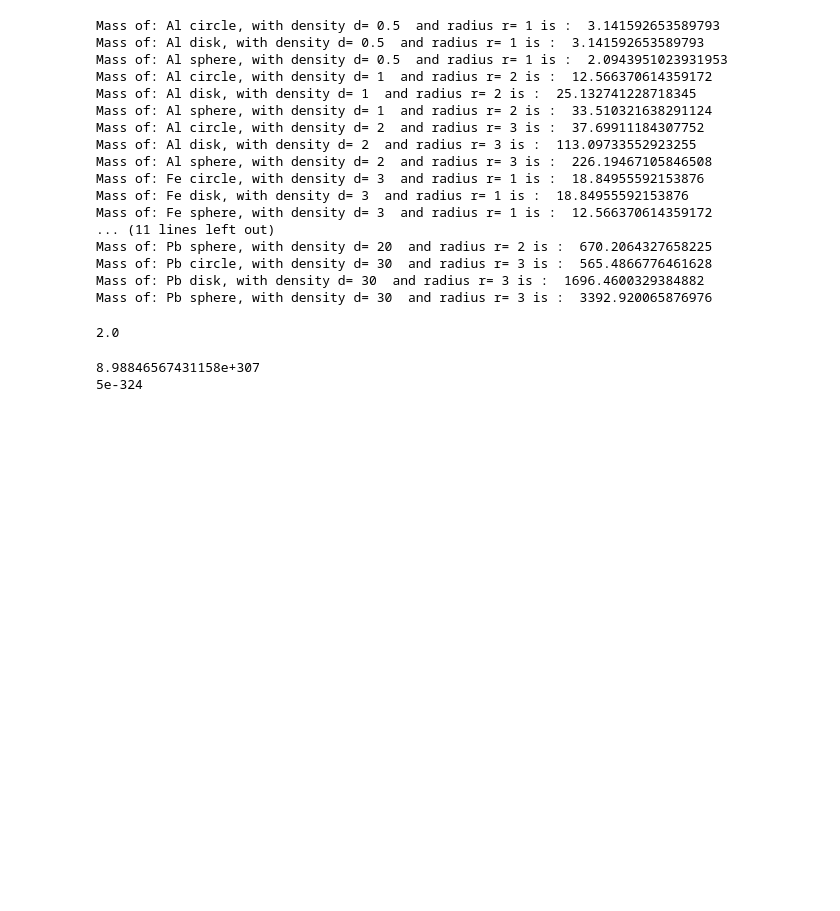
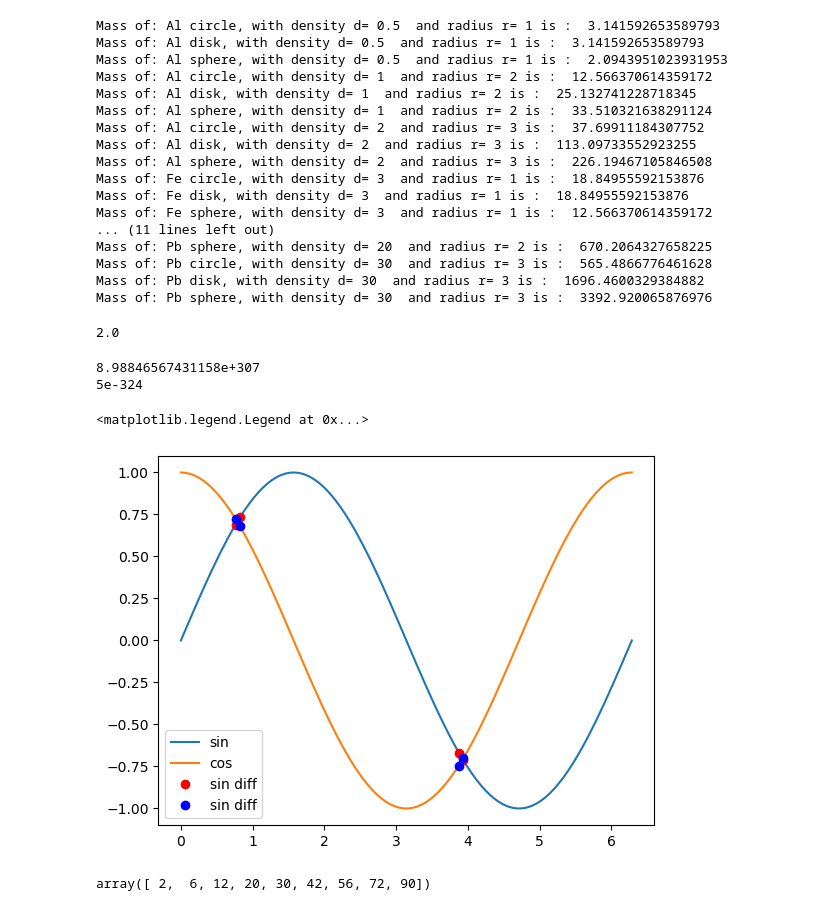
Before and after one commit to alessandroturino-unipd/LCP_exercises, a Jupyter notebook: AT_solutions/white_page.ipynb, the cells around one changed output. Saved outputs shown, nothing was run; the diff lists cells and outputs as text; code cells hidden in the pictures; blank space fills up the shorter version.

```diff
--- a/AT_solutions/white_page.ipynb
+++ b/AT_solutions/white_page.ipynb
@@ -146,3 +146,55 @@ print(prev)
 # %% [output]
 8.98846567431158e+307
 5e-324
+# %%
+import numpy as np
+import numpy.random as npr
+import matplotlib.pyplot as plt
+m=np.arange(12).reshape((3,4))
+r_mean=m.mean(axis=0)
+c_mean=m.mean(axis=1)
+
+u=np.array([1,3,5,7])
+v=np.array([2,4,6,8])
+
+x=np.outer(u,v)
+outer=np.zeros(shape=(4,4))
+for i in range(len(u)):
+    for j in range(len(v)):
+        outer[i][j]=u[i]*v[j]
+
+outer_1=np.array([i*j for j in v for i in u]).reshape(4,4)
+
+outer_2=u[np.newaxis,:]*v[:,np.newaxis]
+
+######### ex 3
+data=npr.random(size=(10,6))
+rows_to_zero=np.any(data < 0.1, axis=1)
+data[rows_to_zero]=0
+
+######## ex 4
+
+x=np.linspace(0,2*np.pi,100)
+y=x[9::10]
+x=x[::-1]
+diff=[float(i) for i in x if np.abs(np.sin(i)-np.cos(i))< 0.1]
+
+plt.plot(x,np.sin(x), label='sin')
+plt.plot(x,np.cos(x), label='cos' )
+plt.plot(diff,np.sin(diff), 'or', label='sin diff')
+plt.plot(diff,np.cos(diff), 'ob', label='sin diff')
+plt.legend()
+#help(plt.plot)
+# %% [output]
+<matplotlib.legend.Legend at 0x...>
+[figure, added]
+# %%
+### ex 5
+x=np.arange(1,11)
+x=x[:,np.newaxis]*x
+tr=np.trace(x)
+ad=x[::-1].diagonal()
+n=x.shape[0]
+d_1=x[np.arange(n-1),np.arange(1,n)]
+# %% [output]
+array([ 2,  6, 12, 20, 30, 42, 56, 72, 90])
```
Also changed, not shown: parts of 9 cells of this notebook, 5 other files.
